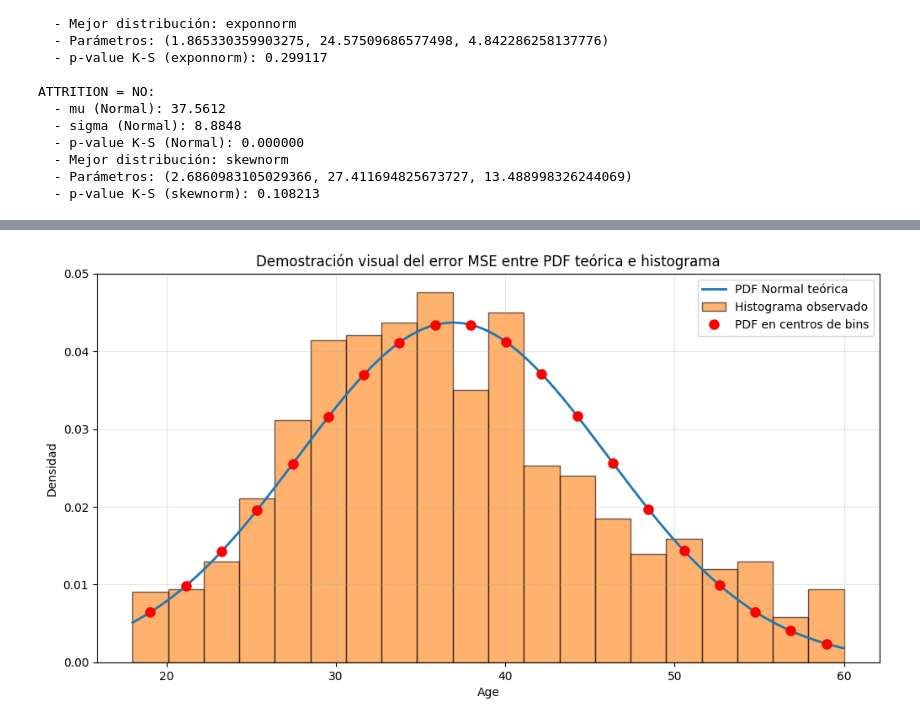
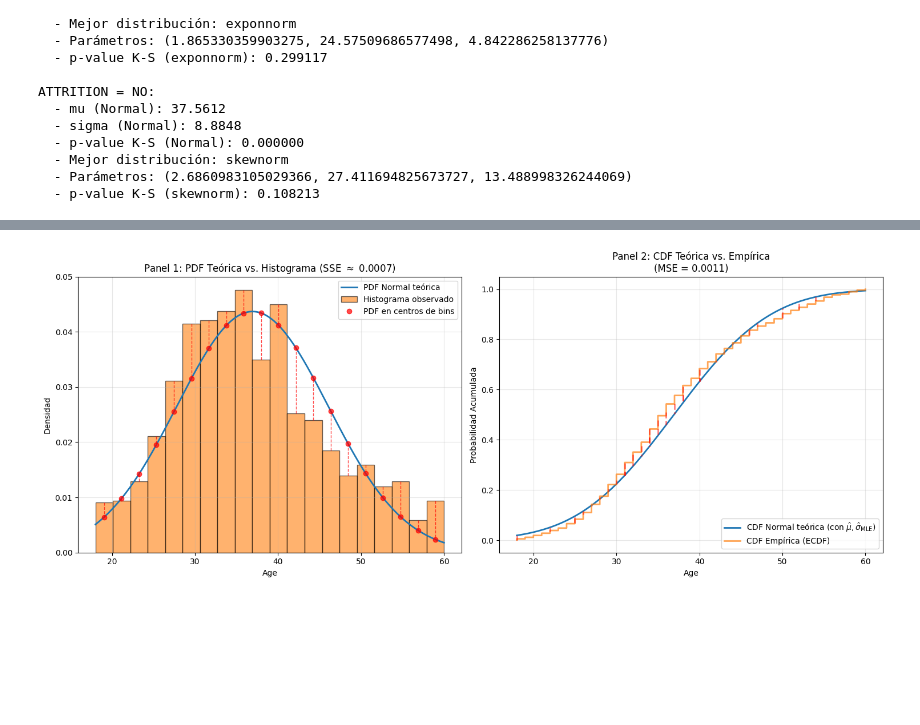
Before and after one commit to marsgr6/EN-online, a Jupyter notebook: misc/distribution_fitting.ipynb, the cells around one changed output, grey strips where cells are left out. Cells and saved outputs as stored; diff of their text form; code cells hidden in the pictures; blank space fills up the shorter version.

```diff
--- a/misc/distribution_fitting.ipynb
+++ b/misc/distribution_fitting.ipynb
@@ -1175,31 +1193,95 @@ Por lo tanto, esta demostración visual ayuda a entender de forma intuitiva el p
 # %%
 # ============================================================================
 # BONUS: Comparación visual del ajuste MSE
 # ============================================================================
-plt.figure(figsize=(12, 6))
 
 # Ajuste global (todos los datos)
 mu_total = data.Age.mean()
 sigma_total = data.Age.std(ddof=0)
 
+plt.figure(figsize=(15, 6))
+# --- PANEL 1: PDF ---
+plt.subplot(1, 2, 1) # 1 row, 2 columns, 1st plot
+
+# Plot Theoretical PDF
 plt.plot(x, stats.norm.pdf(x, mu_total, sigma_total),
          linewidth=2, label='PDF Normal teórica')
 
-# Crear histograma y obtener los centros de los bins
+# Create histogram and get the bin centers and empirical density
 counts, bins, patches = plt.hist(data.Age, edgecolor='k',
-                                  density=True, bins=20, alpha=0.6,
-                                  label='Histograma observado')
-xc = (bins[:-1] + bins[1:]) / 2
+                                 density=True, bins=20, alpha=0.6,
+                                 label='Histograma observado')
+xc = (bins[:-1] + bins[1:]) / 2 # Bin centers
 
-# Graficar puntos en los centros de los bins
-plt.plot(xc, stats.norm.pdf(xc, mu_total, sigma_total),
-         'ro', markersize=8, label='PDF en centros de bins')
+# Theoretical PDF values at bin centers
+pdf_theoretical_at_bins = stats.norm.pdf(xc, mu_total, sigma_total)
+pdf_empirical_at_bins = counts # Counts is the density since density=True
 
-plt.title("Demostración visual del error MSE entre PDF teórica e histograma")
+# Calculate Sum of Squared Errors (SSE) for PDF comparison
+sse_val = np.sum((pdf_theoretical_at_bins - pdf_empirical_at_bins)**2)
+
+# Add vertical error lines between the histogram height and the PDF curve
+for i in range(len(xc)):
+    plt.plot([xc[i], xc[i]],
+             [pdf_empirical_at_bins[i], pdf_theoretical_at_bins[i]],
+             '--', color='red', alpha=0.7, linewidth=1)
+
+# Plot points where the PDF is evaluated for comparison
+plt.plot(xc, pdf_theoretical_at_bins,
+         'ro', markersize=6, alpha=0.7, label='PDF en centros de bins')
+
+plt.title(f"Panel 1: PDF Teórica vs. Histograma (SSE $\\approx$ {sse_val:.4f})")
 plt.xlabel("Age")
 plt.ylabel("Densidad")
 plt.legend()
 plt.grid(True, alpha=0.3)
+
+# ----------------------------------------------------------------------------
+# --- PANEL 2: CDF (Depicting CDF Theoretical vs. Empirical for MSE) ---
+plt.subplot(1, 2, 2) # 1 row, 2 columns, 2nd plot
+
+# 1. Theoretical CDF (using MLE parameters)
+theoretical_cdf = stats.norm.cdf(x, mu_total, sigma_total)
+plt.plot(x, theoretical_cdf,
+         linewidth=2, color='C0', label='CDF Normal teórica (con $\hat{\\mu}, \hat{\\sigma}_{\\text{MLE}}$)')
+
+# 2. Empirical CDF (ECDF)
+data_sorted = np.sort(data.Age)
+ecdf = np.arange(1, len(data_sorted) + 1) / len(data_sorted)
+plt.step(data_sorted, ecdf, where='post', color='C1', linewidth=2, alpha=0.7, label='CDF Empírica (ECDF)')
+
+# 3. Visualizing the MSE (using points/lines)
+# To show the difference that MSE squares, we need to compare the two CDFs at the data points (or a dense set of points).
+# Here we evaluate the theoretical CDF at the empirical data points to illustrate the vertical distance (the error).
+
+# Theoretical CDF evaluated at the data points
+F_theoretical_at_data = stats.norm.cdf(data_sorted, mu_total, sigma_total)
+# Empirical CDF at the data points (this is 'ecdf' but stepped back one point to align)
+F_empirical_at_data = np.concatenate(([0], ecdf[:-1])) # Correct step function height at each data point
+
+# Calculate the MSE (The metric used for ranking)
+# The error is the difference between theoretical and empirical CDF values at each data point.
+# A more accurate MSE calculation for ECDF typically uses a dense grid of points or specifically chosen points.
+# For visualization, we'll plot the difference at the data points:
+errors_sq = (F_theoretical_at_data - ecdf)**2
+mse_val = np.mean(errors_sq)
+
+# Plot vertical lines representing the 'error' components that get squared
+for i in range(0, len(data_sorted), 50): # Plot every 50th point for clarity
+    plt.plot([data_sorted[i], data_sorted[i]],
+             [ecdf[i], F_theoretical_at_data[i]],
+             '--', color='red', alpha=0.5, linewidth=2)
+
+# Highlight the maximum difference (D-statistic for KS test, not MSE, but useful)
+# max_diff = np.max(np.abs(F_theoretical_at_data - ecdf))
+
+plt.title(f"Panel 2: CDF Teórica vs. Empírica\n(MSE = {mse_val:.4f})")
+plt.xlabel("Age")
+plt.ylabel("Probabilidad Acumulada")
+plt.legend(loc='lower right')
+plt.grid(True, alpha=0.3)
+
+plt.tight_layout()
 plt.show()
 # %% [output]
-[figure, old version]
+[figure, new version]
```
Also changed, not shown: parts of 4 cells of this notebook.
